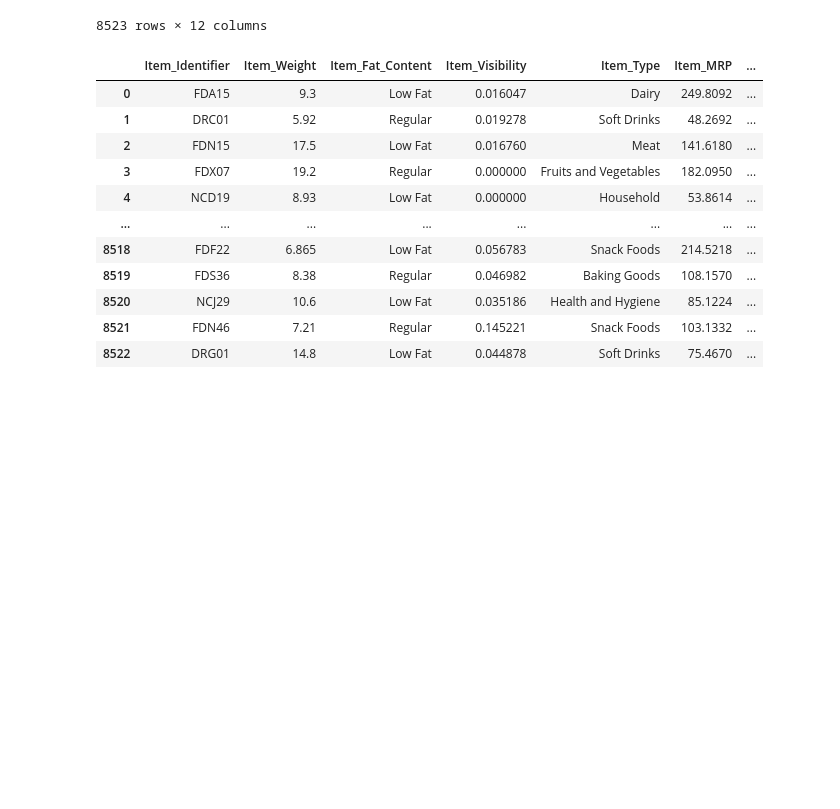
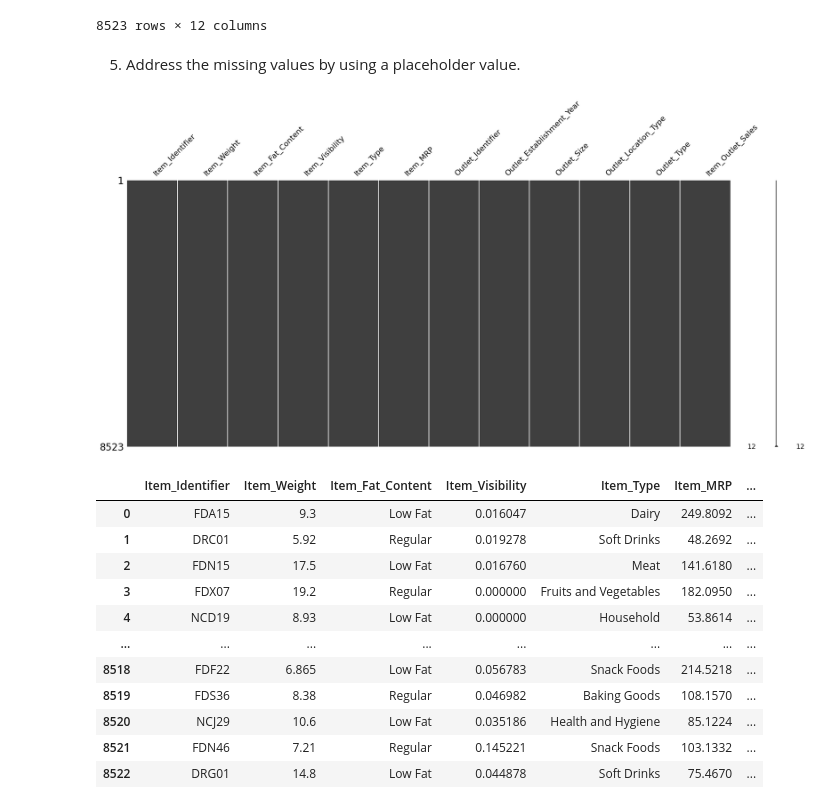
Before and after one commit to VALDE021/Prediction-of-Product-Sales, a Jupyter notebook: Eric_N_Valdez's_Prediction_of_Product_Sales.ipynb, the cells around one changed output. Saved outputs shown, nothing was run; the diff lists cells and outputs as text; code cells hidden in the pictures; blank space fills up the shorter version.

```diff
--- a/Eric_N_Valdez's_Prediction_of_Product_Sales.ipynb
+++ b/Eric_N_Valdez's_Prediction_of_Product_Sales.ipynb
@@ -12,6 +22,6 @@
 # %%
 import pandas as pd
-fname = '/content/drive/MyDrive/#Data Science -C.D./July 25th Start/CodingDojo/01-Fundamentals/Week02/Data/sales_predictions_2023.csv'
+fname = '/content/drive/MyDrive/#Data Science -C.D./CodingDojo/01-Fundamentals/Week02/Data/sales_predictions_2023.csv'
 df = pd.read_csv(fname)
 df
 # %% [output]
@@ -97,6 +137,12 @@ df.isna()
 | 8521 | False | False | False | False | False | False | ... |
 | 8522 | False | False | False | False | False | False | ... |
 8523 rows × 12 columns
+# %% [markdown]
+5) Address the missing values by using a placeholder value.
+# %%
+msno.matrix(df);
+# %% [output]
+[figure, added]
 # %%
 df = df.fillna('')
 df
```
Also changed, not shown: parts of 26 cells of this notebook.
